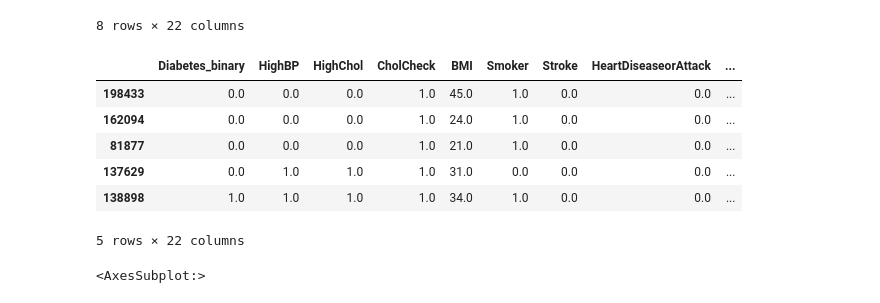
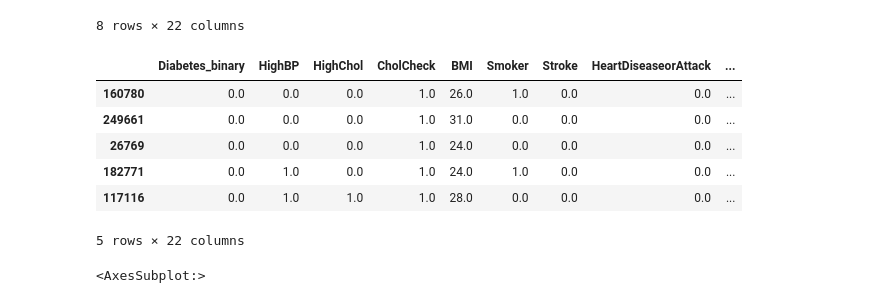
Before and after one commit to eljam3239/qmind2022, a Jupyter notebook: main.ipynb, the cells around one changed output. Saved outputs shown, nothing was run; the diff lists cells and outputs as text; code cells hidden in the pictures.

```diff
--- a/main.ipynb
+++ b/main.ipynb
@@ -55,14 +55,14 @@ data.describe()
 from sklearn.model_selection import train_test_split
 train_set, test_set = train_test_split(data, test_size = 0.2, random_state = 0)
 # %%
-test_set.head()
+train_set.head()
 # %% [output]
 |  | Diabetes_binary | HighBP | HighChol | CholCheck | BMI | Smoker | Stroke | HeartDiseaseorAttack | ... |
-| 198433 | 0.0 | 0.0 | 0.0 | 1.0 | 45.0 | 1.0 | 0.0 | 0.0 | ... |
-| 162094 | 0.0 | 0.0 | 0.0 | 1.0 | 24.0 | 1.0 | 0.0 | 0.0 | ... |
-| 81877 | 0.0 | 0.0 | 0.0 | 1.0 | 21.0 | 1.0 | 0.0 | 0.0 | ... |
-| 137629 | 0.0 | 1.0 | 1.0 | 1.0 | 31.0 | 0.0 | 0.0 | 0.0 | ... |
-| 138898 | 1.0 | 1.0 | 1.0 | 1.0 | 34.0 | 1.0 | 0.0 | 0.0 | ... |
+| 160780 | 0.0 | 0.0 | 0.0 | 1.0 | 26.0 | 1.0 | 0.0 | 0.0 | ... |
+| 249661 | 0.0 | 0.0 | 0.0 | 1.0 | 31.0 | 0.0 | 0.0 | 0.0 | ... |
+| 26769 | 0.0 | 0.0 | 0.0 | 1.0 | 24.0 | 0.0 | 0.0 | 0.0 | ... |
+| 182771 | 0.0 | 1.0 | 0.0 | 1.0 | 24.0 | 1.0 | 0.0 | 0.0 | ... |
+| 117116 | 0.0 | 1.0 | 1.0 | 1.0 | 28.0 | 0.0 | 0.0 | 0.0 | ... |
 5 rows × 22 columns
 # %%
 #descriptive analysis of the data
```
Also changed, not shown: parts of 3 cells of this notebook.
